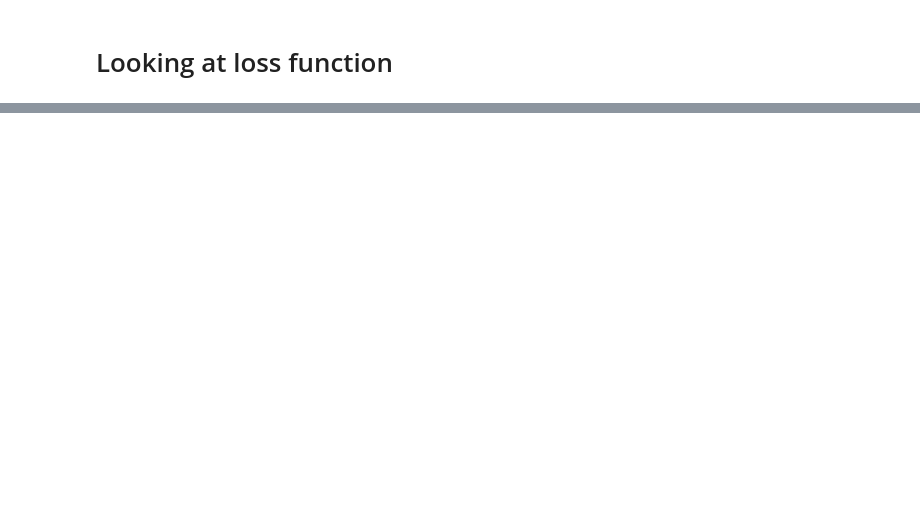
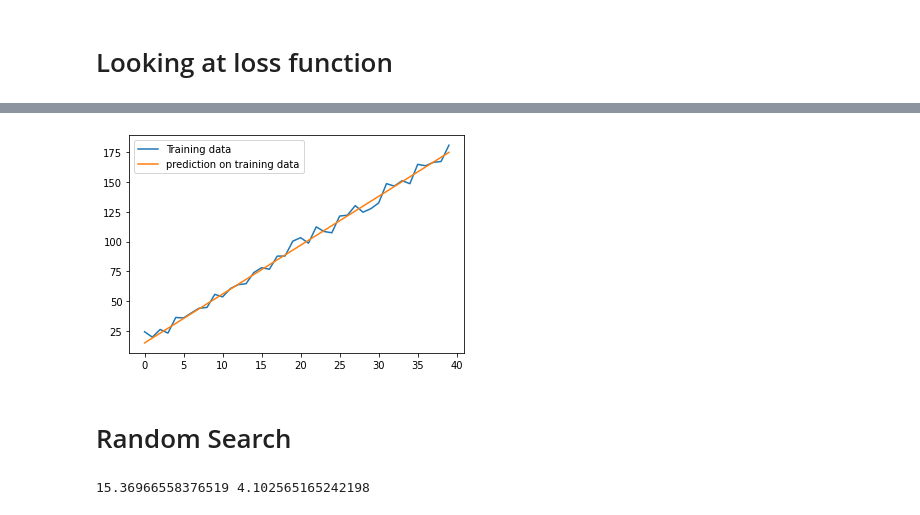
Before and after one commit to jashanmeet-collab/ML-Optimizers, a Jupyter notebook: LinearRegression/Classifier_SyntheticDataset_3.ipynb, the cells around one changed output, grey strips where cells are left out. Cells and saved outputs as stored; diff of their text form; code cells hidden in the pictures; blank space fills up the shorter version.

```diff
--- a/LinearRegression/Classifier_SyntheticDataset_3.ipynb
+++ b/LinearRegression/Classifier_SyntheticDataset_3.ipynb
@@ -97,0 +104,19 @@ plt.show()
+# %%
+# Search for both variables
+thetha0 =  [0.1*i for i in range(150)]
+thetha1 = [0.1*i for i in range(150)]
+# %%
+min_loss = float('inf')
+
+optimal_thetha0 = -1
+optimal_thetha1 = -1
+
+
+for t0 in thetha0:
+  for t1 in thetha1:
+    curr_loss = loss_function(X_data, Y_data, t0, t1)
+
+    if curr_loss<min_loss:
+      min_loss = curr_loss
+      optimal_thetha0 = t0
+      optimal_thetha1 = t1
@@ -97,0 +127,12 @@ plt.show()
+# %%
+y_predict = do_predict(X_data, optimal_thetha0, optimal_thetha1)
+# %%
+from matplotlib import pyplot as plt
+plt.plot(X_data, Y_data, label = 'Training data')
+plt.plot(X_data, y_predict, label = 'prediction on training data')
+plt.legend()
+plt.show()
+# %% [output]
+[figure, added]
+# %% [markdown]
+# Random Search
@@ -97,0 +156,4 @@ plt.show()
+# %%
+print(optimal_thetha0, optimal_thetha1)
+# %% [output]
+15.36966558376519 4.102565165242198
```
Also changed, not shown: parts of 14 cells of this notebook.
